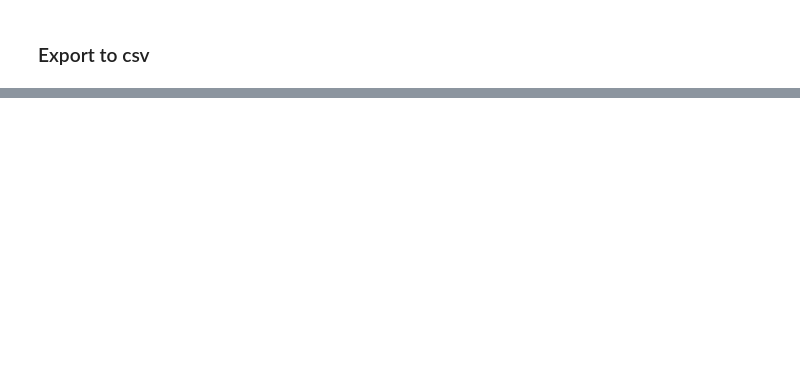
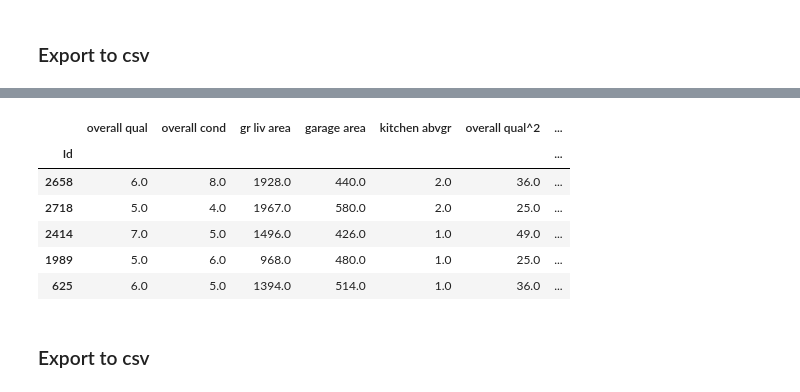
Before and after one commit to jessicarose00/housing_price_predictions, a Jupyter notebook: code/02_Preprocessing_Feature_Engineering.ipynb, the cells around one changed output, grey strips where cells are left out. Saved outputs shown, nothing was run; the diff lists cells and outputs as text; code cells hidden in the pictures; blank space fills up the shorter version.

```diff
--- a/code/02_Preprocessing_Feature_Engineering.ipynb
+++ b/code/02_Preprocessing_Feature_Engineering.ipynb
@@ -132,0 +211,12 @@ poly_train2.to_csv('../data/train_poly.csv')
+# %%
+# Transform into a dataframe
+poly_test = pd.DataFrame(poly_test, columns = polynomial_features.get_feature_names(df_test2.columns), index=df_test2.index)
+poly_test.head()
+# %% [output]
+|  | overall qual | overall cond | gr liv area | garage area | kitchen abvgr | overall qual^2 | ... |
+| Id |  |  |  |  |  |  | ... |
+| 2658 | 6.0 | 8.0 | 1928.0 | 440.0 | 2.0 | 36.0 | ... |
+| 2718 | 5.0 | 4.0 | 1967.0 | 580.0 | 2.0 | 25.0 | ... |
+| 2414 | 7.0 | 5.0 | 1496.0 | 426.0 | 1.0 | 49.0 | ... |
+| 1989 | 5.0 | 6.0 | 968.0 | 480.0 | 1.0 | 25.0 | ... |
+| 625 | 6.0 | 5.0 | 1394.0 | 514.0 | 1.0 | 36.0 | ... |
@@ -132,0 +233,2 @@ poly_train2.to_csv('../data/train_poly.csv')
+# %% [markdown]
+### Export to csv
```
Also changed, not shown: parts of 30 cells of this notebook, 10 other files.
